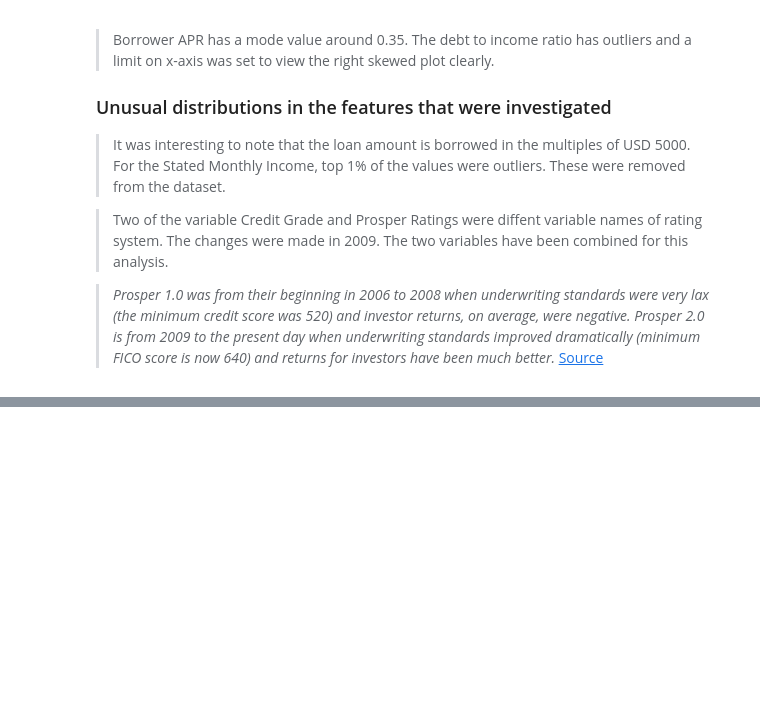
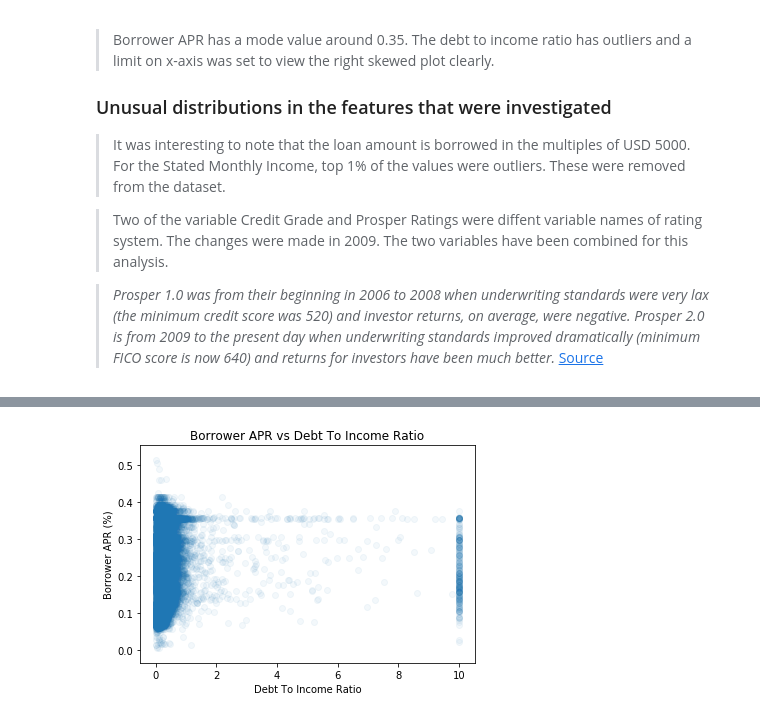
Before and after one commit to Aastha-Arora/prosper-loan-analysis, a Jupyter notebook: prosper_loan_exploration.ipynb, the cells around one changed output, grey strips where cells are left out. Cells and saved outputs as stored; diff of their text form; code cells hidden in the pictures; blank space fills up the shorter version.

```diff
--- a/prosper_loan_exploration.ipynb
+++ b/prosper_loan_exploration.ipynb
@@ -380,0 +430,8 @@ For the Stated Monthly Income, top 1% of the values were outliers. These were re
+# %%
+# Scatter plot
+plt.scatter(data = loan, x = 'DebtToIncomeRatio', y = 'BorrowerAPR', alpha=1/20);
+plt.xlabel('Debt To Income Ratio')
+plt.ylabel('Borrower APR (%)')
+plt.title('Borrower APR vs Debt To Income Ratio');
+# %% [output]
+[figure, added]
```
Also changed, not shown: parts of 13 cells of this notebook.
